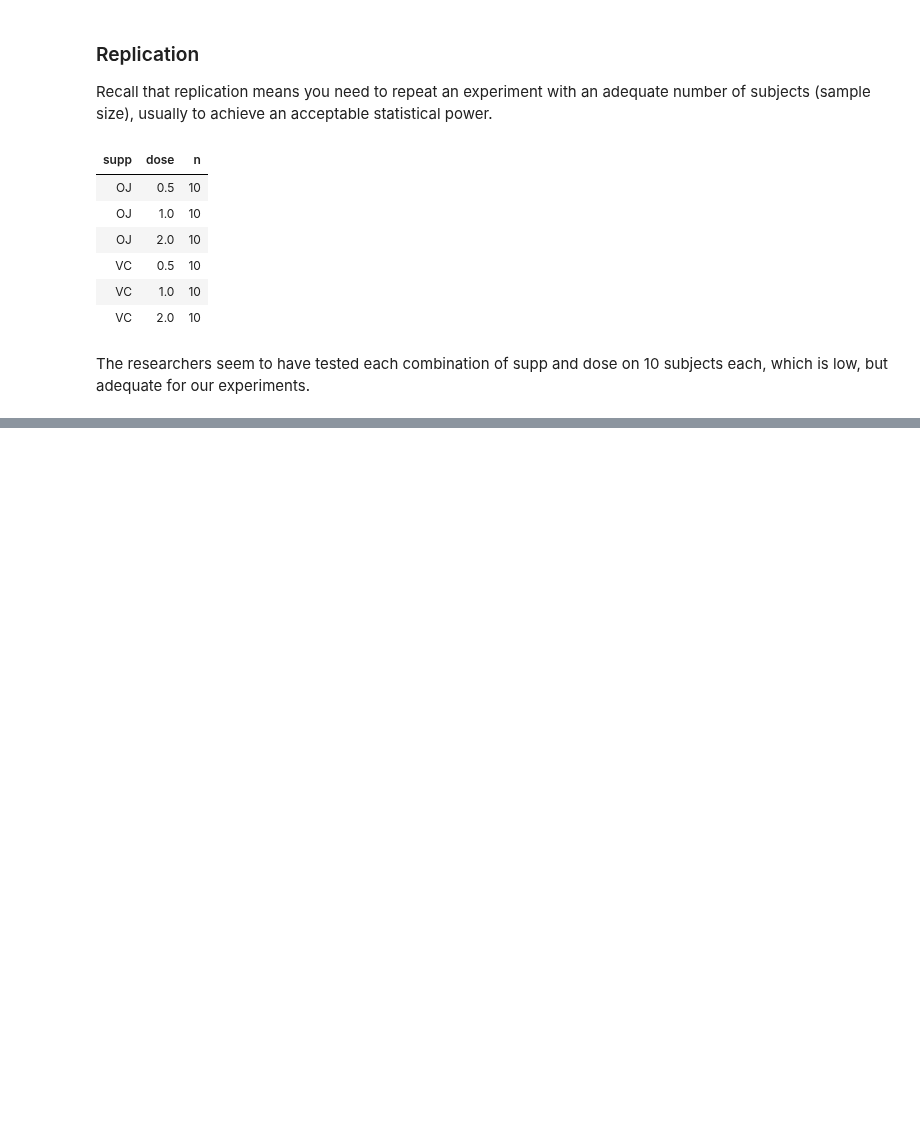
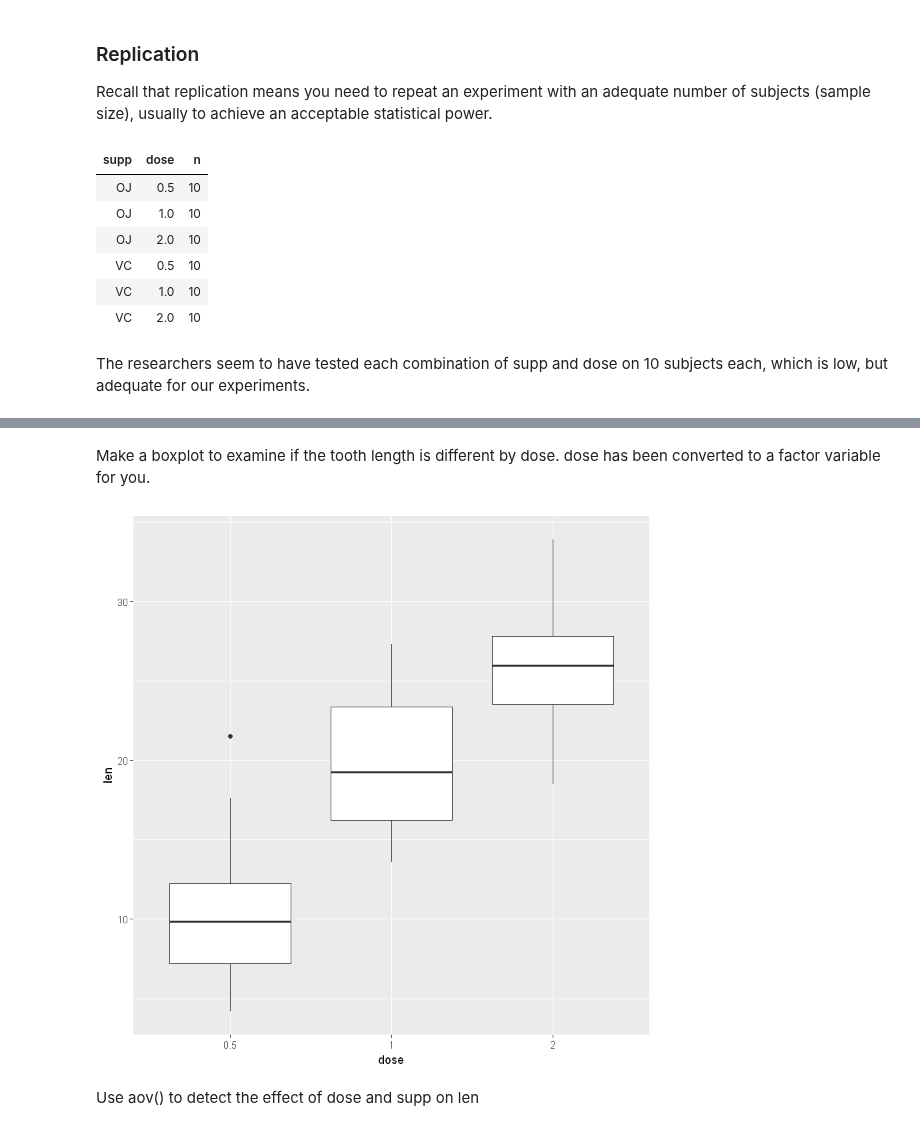
Before and after one commit to iamjz/R-Data, a Jupyter notebook: Design of Experiments.ipynb, the cells around one changed output, grey strips where cells are left out. Saved outputs shown, nothing was run; the diff lists cells and outputs as text; code cells hidden in the pictures; blank space fills up the shorter version.

```diff
--- a/Design of Experiments.ipynb
+++ b/Design of Experiments.ipynb
@@ -810,0 +816,12 @@ The researchers seem to have tested each combination of supp and dose on 10 subj
+# %%
+ToothGrowth$dose <- as.factor(ToothGrowth$dose)
+# %% [markdown]
+Make a boxplot to examine if the tooth length is different by dose. dose has been converted to a factor variable for you.
+# %%
+# Create a boxplot with geom_boxplot()
+ggplot(ToothGrowth, aes(x = dose, y = len)) +
+    geom_boxplot()
+# %% [output]
+[figure, added]
+# %% [markdown]
+Use aov() to detect the effect of dose and supp on len
```
Also changed, not shown: parts of 6 cells of this notebook.
